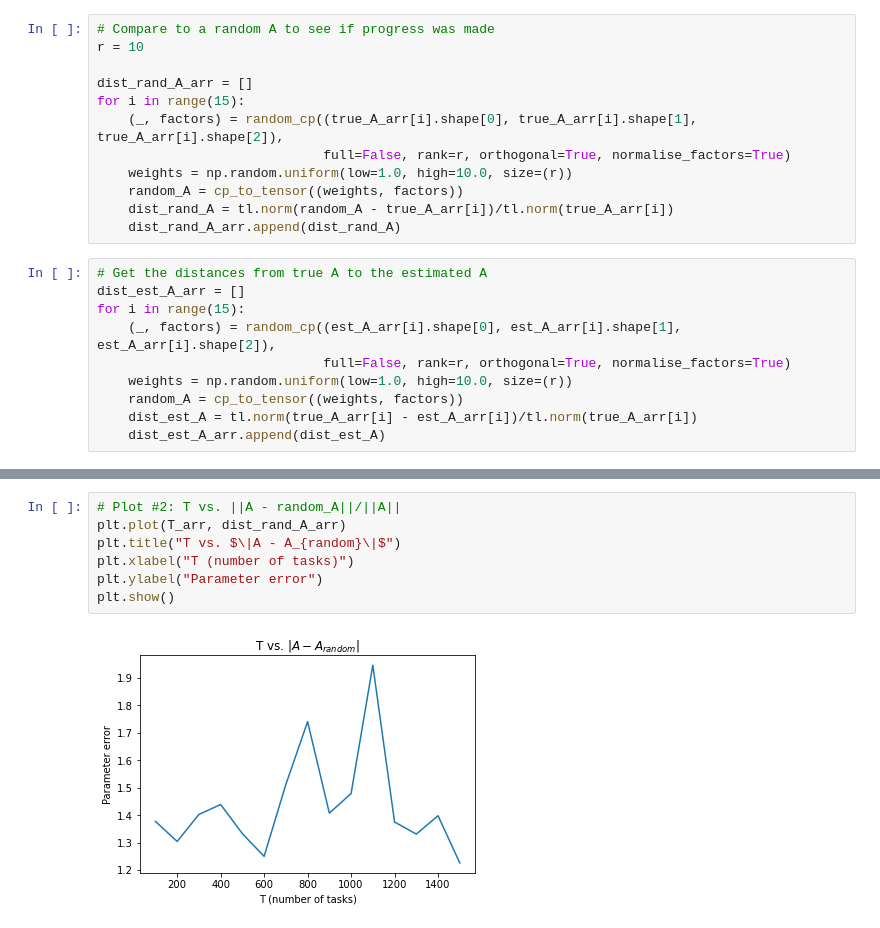
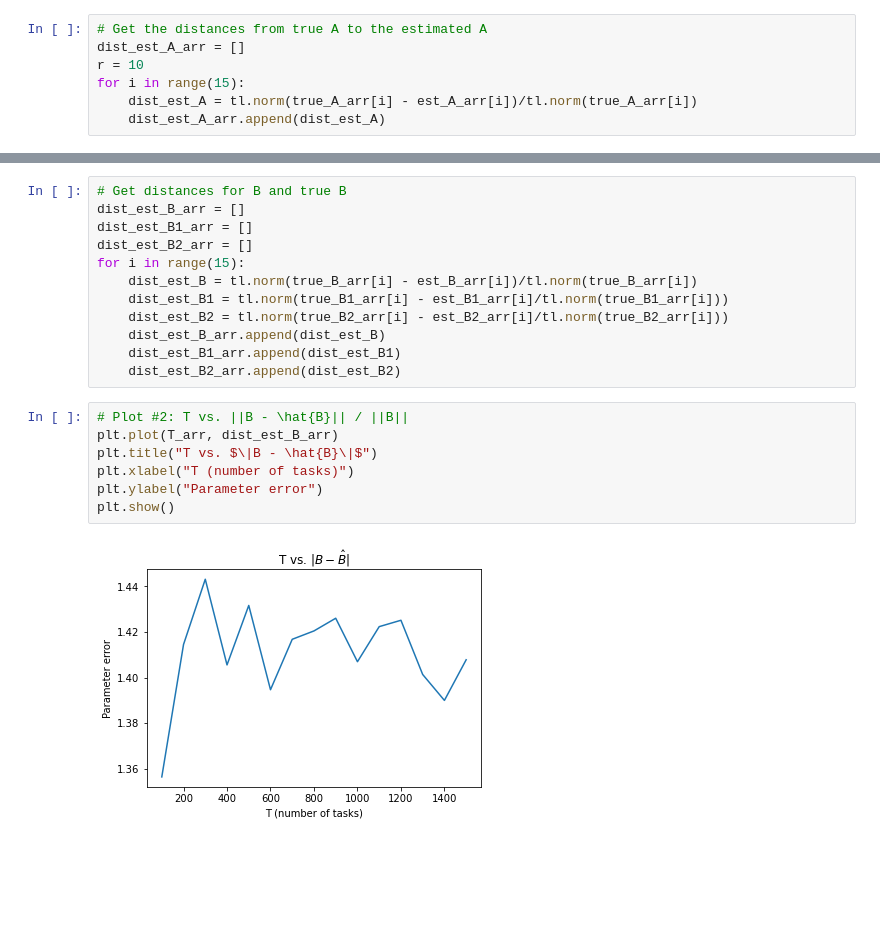
Before and after one commit to samuel-deng/multitask_learning, a Jupyter notebook: generate_plots.ipynb, the cells around one changed output, grey strips where cells are left out. Cells and saved outputs as stored; diff of their text form; blank space fills up the shorter version.

```diff
--- a/generate_plots.ipynb
+++ b/generate_plots.ipynb
@@ -38,23 +70,8 @@ for T in T_arr:
-# %%
-# Compare to a random A to see if progress was made
-r = 10
-
-dist_rand_A_arr = []
-for i in range(15):
-    (_, factors) = random_cp((true_A_arr[i].shape[0], true_A_arr[i].shape[1], true_A_arr[i].shape[2]),
-                             full=False, rank=r, orthogonal=True, normalise_factors=True)
-    weights = np.random.uniform(low=1.0, high=10.0, size=(r))
-    random_A = cp_to_tensor((weights, factors))
-    dist_rand_A = tl.norm(random_A - true_A_arr[i])/tl.norm(true_A_arr[i])
-    dist_rand_A_arr.append(dist_rand_A)
 # %%
 # Get the distances from true A to the estimated A
 dist_est_A_arr = []
+r = 10
 for i in range(15):
-    (_, factors) = random_cp((est_A_arr[i].shape[0], est_A_arr[i].shape[1], est_A_arr[i].shape[2]),
-                             full=False, rank=r, orthogonal=True, normalise_factors=True)
-    weights = np.random.uniform(low=1.0, high=10.0, size=(r))
-    random_A = cp_to_tensor((weights, factors))
     dist_est_A = tl.norm(true_A_arr[i] - est_A_arr[i])/tl.norm(true_A_arr[i])
     dist_est_A_arr.append(dist_est_A)
 # %%
@@ -70,10 +87,22 @@ plt.show()
+# %%
+# Get distances for B and true B
+dist_est_B_arr = []
+dist_est_B1_arr = []
+dist_est_B2_arr = []
+for i in range(15):
+    dist_est_B = tl.norm(true_B_arr[i] - est_B_arr[i])/tl.norm(true_B_arr[i])
+    dist_est_B1 = tl.norm(true_B1_arr[i] - est_B1_arr[i]/tl.norm(true_B1_arr[i]))
+    dist_est_B2 = tl.norm(true_B2_arr[i] - est_B2_arr[i]/tl.norm(true_B2_arr[i]))
+    dist_est_B_arr.append(dist_est_B)
+    dist_est_B1_arr.append(dist_est_B1)
+    dist_est_B2_arr.append(dist_est_B2)
 # %%
-# Plot #2: T vs. ||A - random_A||/||A||
-plt.plot(T_arr, dist_rand_A_arr)
-plt.title("T vs. $\|A - A_{random}\|$")
+# Plot #2: T vs. ||B - \hat{B}|| / ||B||
+plt.plot(T_arr, dist_est_B_arr)
+plt.title("T vs. $\|B - \hat{B}\|$")
 plt.xlabel("T (number of tasks)")
 plt.ylabel("Parameter error")
 plt.show()
 # %% [output]
-[figure, old version]
+[figure, new version]
 # %%
```
Also changed, not shown: parts of 14 cells of this notebook, 4 other files.
